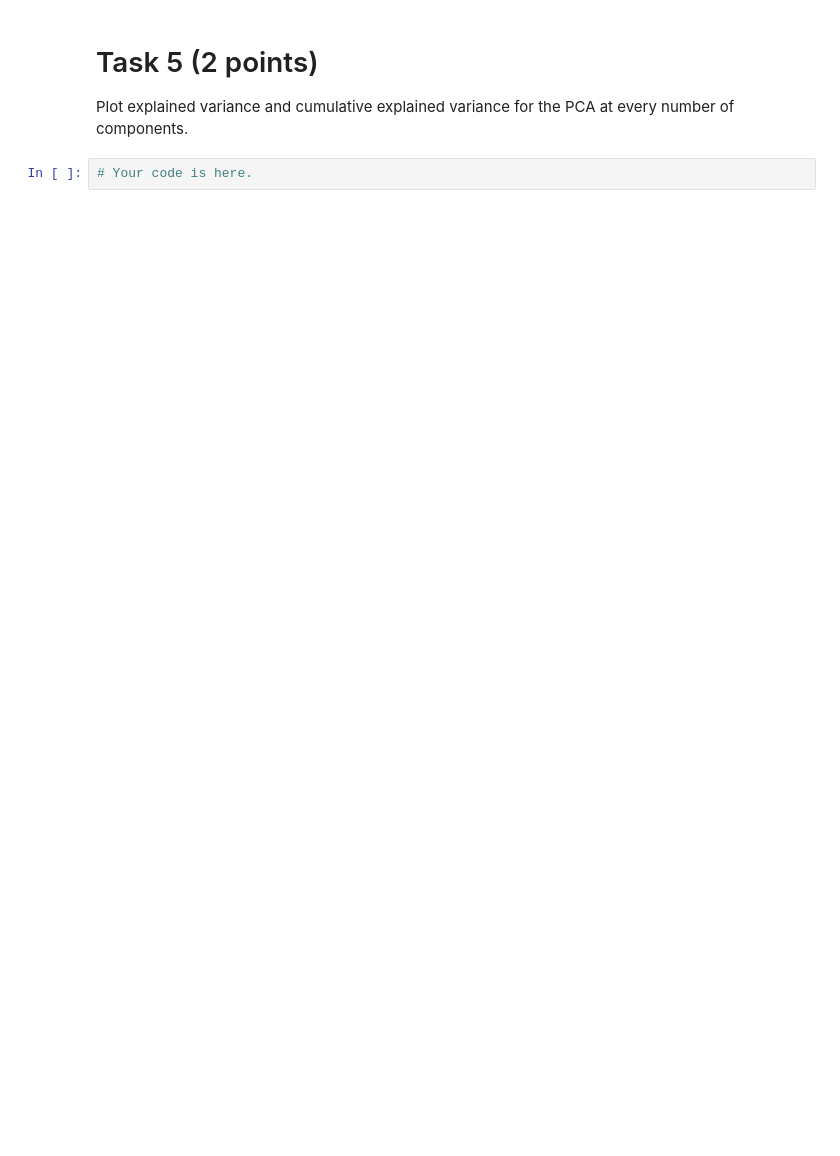
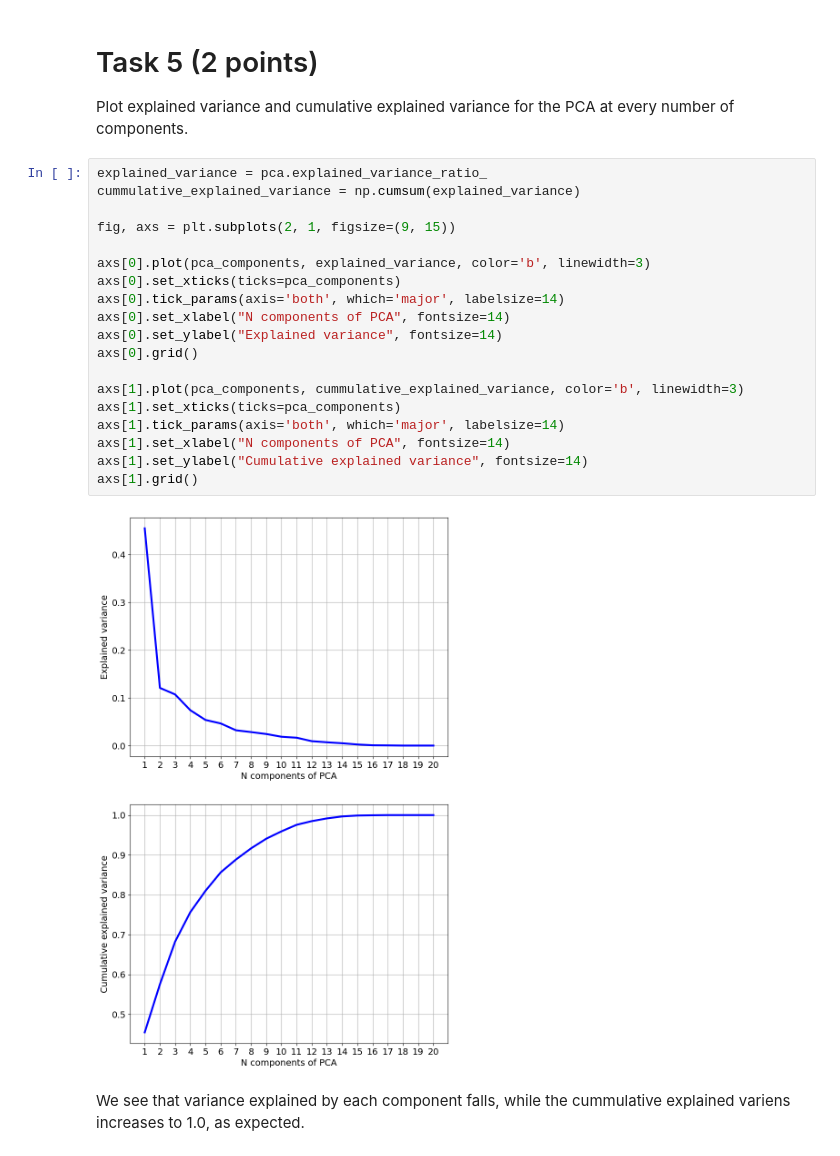
Before and after one commit to SIrRob525/MLHomeworks, a Jupyter notebook: homework8_FeatureSelectionDimentionReduction.ipynb, the cells around one changed output. Drawn from its saved outputs; the diff is of its cells as text; blank space fills up the shorter version.

```diff
--- a/homework8_FeatureSelectionDimentionReduction.ipynb
+++ b/homework8_FeatureSelectionDimentionReduction.ipynb
@@ -154,5 +279,26 @@ plt.show()
 # Task 5 (2 points)
 
 Plot explained variance and cumulative explained variance for the PCA at every number of components.
-# %%
-# Your code is here.
+# %%
+explained_variance = pca.explained_variance_ratio_
+cummulative_explained_variance = np.cumsum(explained_variance)
+
+fig, axs = plt.subplots(2, 1, figsize=(9, 15))
+
+axs[0].plot(pca_components, explained_variance, color='b', linewidth=3)
+axs[0].set_xticks(ticks=pca_components)
+axs[0].tick_params(axis='both', which='major', labelsize=14)
+axs[0].set_xlabel("N components of PCA", fontsize=14)
+axs[0].set_ylabel("Explained variance", fontsize=14)
+axs[0].grid()
+
+axs[1].plot(pca_components, cummulative_explained_variance, color='b', linewidth=3)
+axs[1].set_xticks(ticks=pca_components)
+axs[1].tick_params(axis='both', which='major', labelsize=14)
+axs[1].set_xlabel("N components of PCA", fontsize=14)
+axs[1].set_ylabel("Cumulative explained variance", fontsize=14)
+axs[1].grid()
+# %% [output]
+[figure, added]
+# %% [markdown]
+We see that variance explained by each component falls, while the cummulative explained variens increases to 1.0, as expected.
```
Also changed, not shown: parts of 15 cells of this notebook.
